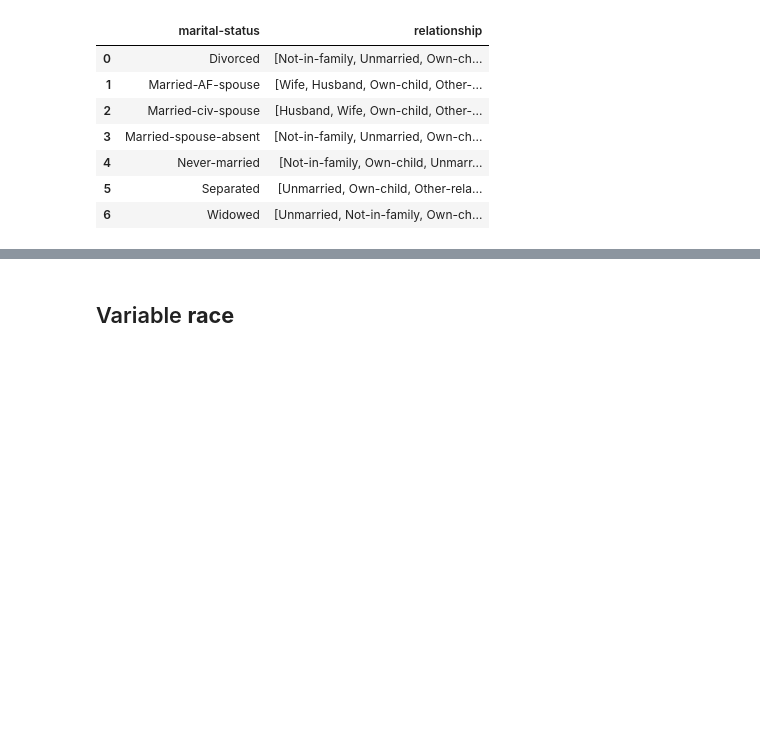
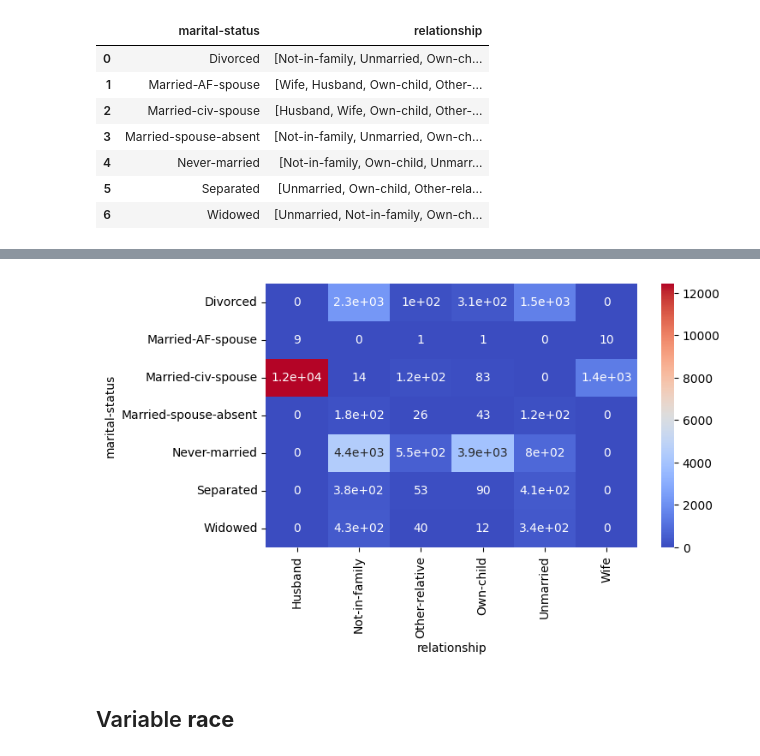
Before and after one commit to IEs80/Aprendizaje-Profundo, a Jupyter notebook: TP_N2/SZTENBERG-IAN-DL-TP2-Co24.ipynb, the cells around one changed output, grey strips where cells are left out. Drawn from its saved outputs; the diff is of its cells as text; code cells hidden in the pictures; blank space fills up the shorter version.

```diff
--- a/TP_N2/SZTENBERG-IAN-DL-TP2-Co24.ipynb
+++ b/TP_N2/SZTENBERG-IAN-DL-TP2-Co24.ipynb
@@ -336,3 +366,13 @@ df.groupby(by=["marital-status"],as_index=False)["relationship"].unique()
+# %%
+#distribución de "marital-status" sobre "income"
+cross = pd.crosstab(df["marital-status"],df["relationship"])
+
+#generamos un heatmap para visualizar la crosstab
+plt.figure(figsize=(7, 4))
+sns.heatmap(cross, annot=True, cmap='coolwarm')
+plt.show()
+# %% [output]
+[figure, added]
 # %% [markdown]
 <h2>Variable <b>race</b></h2>
 # %%
```
Also changed, not shown: parts of 37 cells of this notebook.
